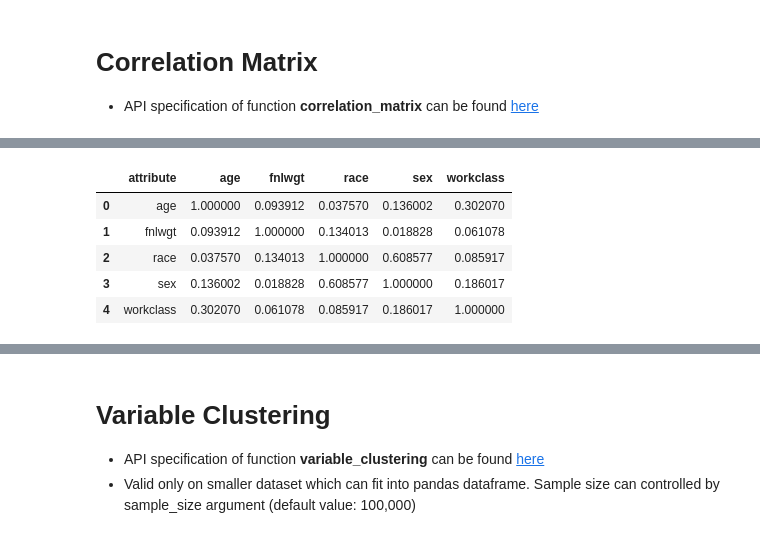
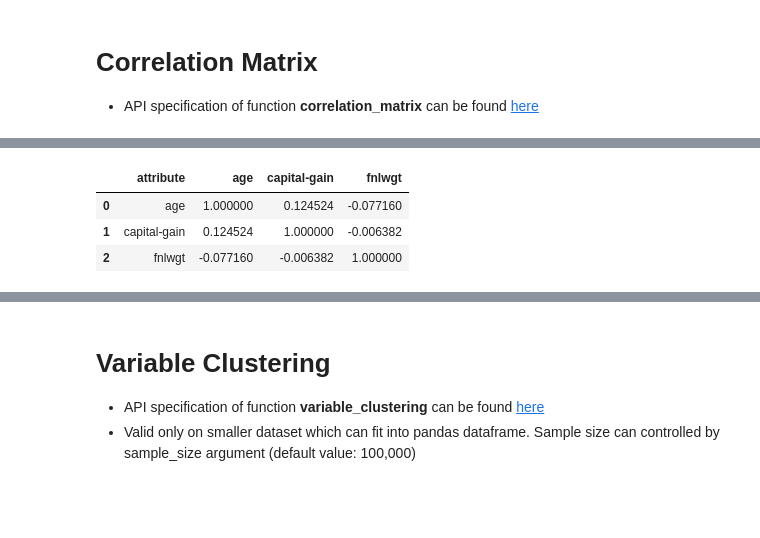
Before and after one commit to anovos/anovos, a Jupyter notebook: examples/notebooks/data_analyzer__association_evaluator.ipynb, the cells around one changed output, grey strips where cells are left out. Cells and saved outputs as stored; diff of their text form; code cells hidden in the pictures; blank space fills up the shorter version.

Commit message:
phik replaced by spark spearman correlation - doesn't work on categorical columns anymore

```diff
--- a/examples/notebooks/data_analyzer__association_evaluator.ipynb
+++ b/examples/notebooks/data_analyzer__association_evaluator.ipynb
@@ -64,5 +54,5 @@ odf.toPandas()
 # %%
 # Example 2 - selected columns
-odf = correlation_matrix(spark, idf = df, list_of_cols= ['age','sex','race','workclass','fnlwgt'])
+odf = correlation_matrix(spark, idf = df, list_of_cols= ['age','capital-gain','fnlwgt'])
 odf.toPandas()
 # %% [output]
@@ -70,6 +59,4 @@ odf.toPandas()
-|  | attribute | age | fnlwgt | race | sex | workclass |
-| 0 | age | 1.000000 | 0.093912 | 0.037570 | 0.136002 | 0.302070 |
-| 1 | fnlwgt | 0.093912 | 1.000000 | 0.134013 | 0.018828 | 0.061078 |
-| 2 | race | 0.037570 | 0.134013 | 1.000000 | 0.608577 | 0.085917 |
-| 3 | sex | 0.136002 | 0.018828 | 0.608577 | 1.000000 | 0.186017 |
-| 4 | workclass | 0.302070 | 0.061078 | 0.085917 | 0.186017 | 1.000000 |
+|  | attribute | age | capital-gain | fnlwgt |
+| 0 | age | 1.000000 | 0.124524 | -0.077160 |
+| 1 | capital-gain | 0.124524 | 1.000000 | -0.006382 |
+| 2 | fnlwgt | -0.077160 | -0.006382 | 1.000000 |
```
Also changed, not shown: parts of 3 cells of this notebook, 4 other files.
